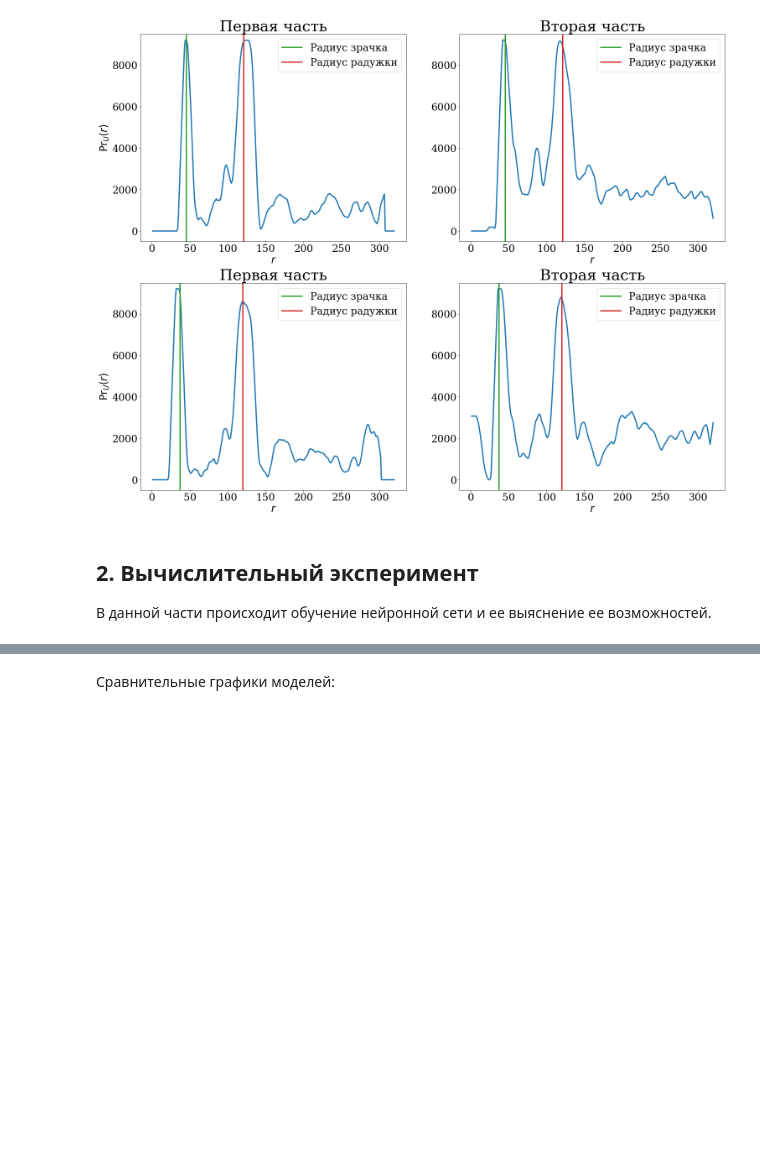
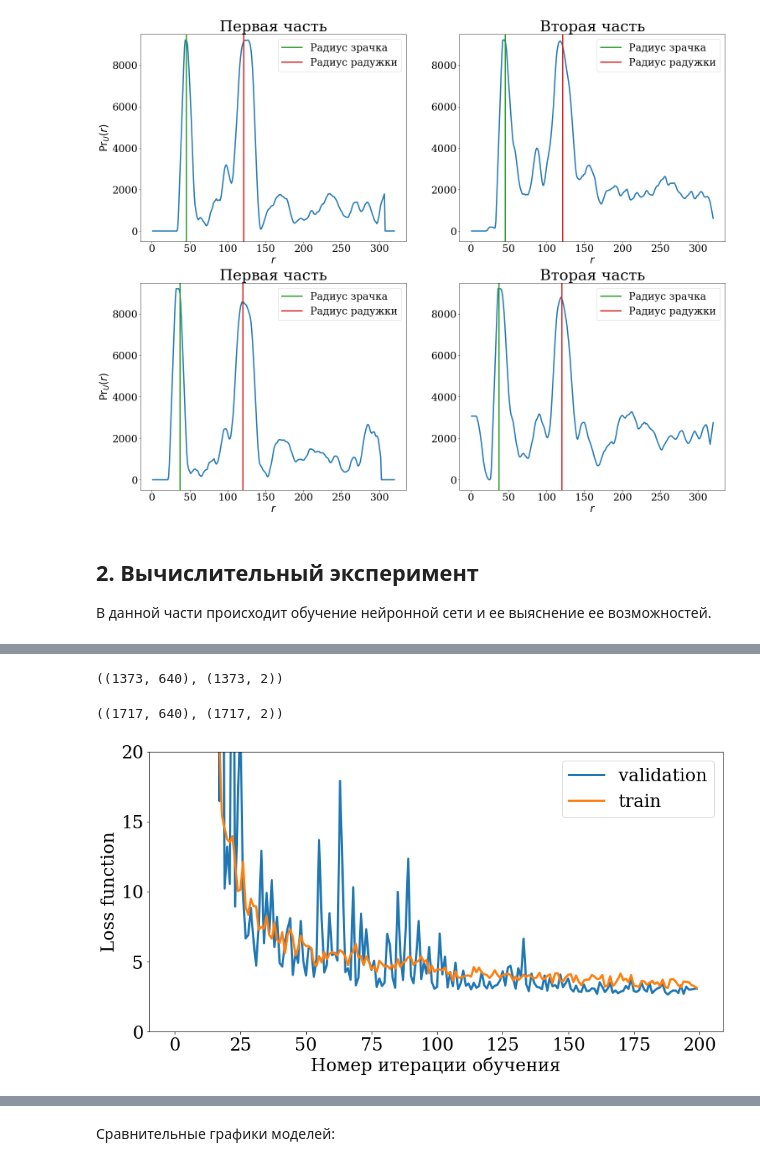
Before and after one commit to Intelligent-Systems-Phystech/2021-Project88, a Jupyter notebook: code/Bazhenov.ipynb, the cells around one changed output, grey strips where cells are left out. Saved outputs shown, nothing was run; the diff lists cells and outputs as text; code cells hidden in the pictures; blank space fills up the shorter version.

```diff
--- a/code/Bazhenov.ipynb
+++ b/code/Bazhenov.ipynb
@@ -133,3 +96,11 @@ train_sample, test_sample, train_target, test_target = train_test_split(
+# %%
+val_sample.shape, val_target.shape
+# %% [output]
+((1373, 640), (1373, 2))
+# %%
+test_sample.shape, test_target.shape
+# %% [output]
+((1717, 640), (1717, 2))
 # %%
 train_sample_torch = torch.reshape(
     torch.tensor(train_sample, dtype=torch.float32),
@@ -147,0 +115,18 @@ conv_optimizer = torch.optim.SGD(convnet.parameters(), lr=1e-3, momentum=0.9)
+# %%
+def conv_train_iter(exec_no):
+    conv_net = nn_architectures.Convolutional3Layers()
+    criterion = nn.MSELoss()
+    conv_optimizer = torch.optim.Adam(conv_net.parameters(), lr=3e-3)
+    history = nn_tools.train(
+        conv_net, criterion, conv_optimizer,
+        train_sample_torch, train_target_torch,
+        test_sample_torch, test_target_torch,
+        batch_size=128, num_epochs=200,
+        save_path='out/conv{}.model'.format(exec_no),
+        ylim=(0, 20)
+    )
+    return history
+# %%
+history = nn_tools.accumulate_histories(conv_train_iter, num_executions=10)
+# %% [output]
+[figure, added]
```
Also changed, not shown: parts of 17 cells of this notebook, 8 other files.
